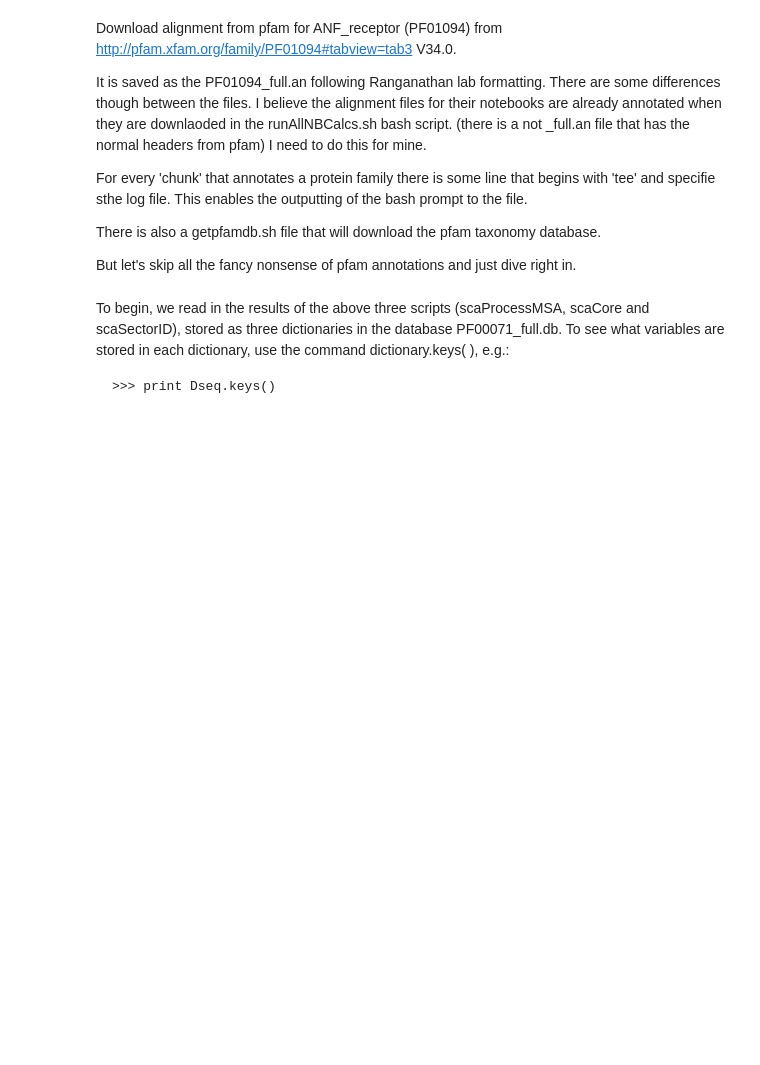
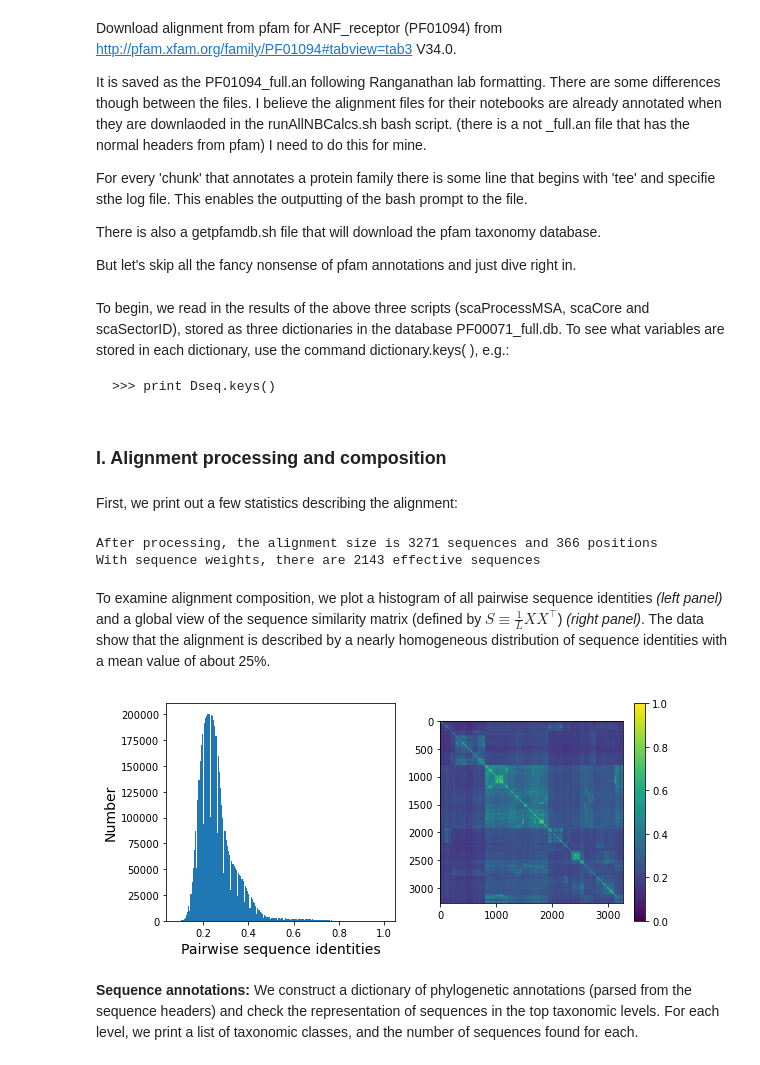
Before and after one commit to FafferMcgee/pySCA, a Jupyter notebook: notebooks/SCA_flytrap.ipynb, the cells around one changed output. Drawn from its saved outputs; the diff is of its cells as text; code cells hidden in the pictures; blank space fills up the shorter version.

```diff
--- a/notebooks/SCA_flytrap.ipynb
+++ b/notebooks/SCA_flytrap.ipynb
@@ -36,7 +37,42 @@ To begin, we read in the results of the above three scripts (scaProcessMSA, scaC
 
     >>> print Dseq.keys()
 # %%
-db = pickle.load(open('../output/PF00071_rd2.db','rb'))
+db = pickle.load(open('../output/PF01094_full.db','rb'))
 Dseq = db['sequence']  #the results of scaProcessMSA
 Dsca = db['sca']       #the results of scaCore
 Dsect = db['sector']   #the results of scaSectorID
+# %% [markdown]
+### I. Alignment processing and composition
+# %% [markdown]
+First, we print out a few statistics describing the alignment:
+# %%
+print("After processing, the alignment size is %i sequences and %i positions" % \
+      (Dseq['Nseq'], Dseq['Npos']))
+print("With sequence weights, there are %i effective sequences" % (Dseq['effseqs']))
+# %% [output]
+After processing, the alignment size is 3271 sequences and 366 positions
+With sequence weights, there are 2143 effective sequences
+# %% [markdown]
+To examine alignment composition, we plot a histogram of all pairwise sequence identities *(left panel)* and a global view of the sequence similarity matrix (defined by $S\equiv \frac{1}{L}XX^\top$) *(right panel)*.  The data show that the alignment is described by a nearly homogeneous distribution of sequence identities with a mean value of about 25%.
+# %%
+# List all elements above the diagonal (i<j):
+listS = [Dsca['simMat'][i,j] for i in range(Dsca['simMat'].shape[0]) \
+         for j in range(i+1, Dsca['simMat'].shape[1])]
+
+# Cluster the sequence similarity matrix
+Z = sch.linkage(Dsca['simMat'],method = 'complete', metric = 'cityblock')
+R = sch.dendrogram(Z,no_plot = True)
+ind = R['leaves']
+
+# Plotting
+plt.rcParams['figure.figsize'] = 9, 4
+plt.subplot(121)
+plt.hist(listS, int(round(Dseq['Npos']/2)))
+plt.xlabel('Pairwise sequence identities', fontsize=14)
+plt.ylabel('Number', fontsize=14)
+plt.subplot(122)
+plt.imshow(Dsca['simMat'][np.ix_(ind,ind)], vmin=0, vmax=1); plt.colorbar();
+# %% [output]
+[figure, added]
+# %% [markdown]
+**Sequence annotations:** We construct a dictionary of phylogenetic annotations (parsed from the sequence headers) and check the representation of sequences in the top taxonomic levels. For each level, we print a list of taxonomic classes, and the number of sequences found for each.
```
Also changed, not shown: parts of 30 cells of this notebook, 8 other files.
